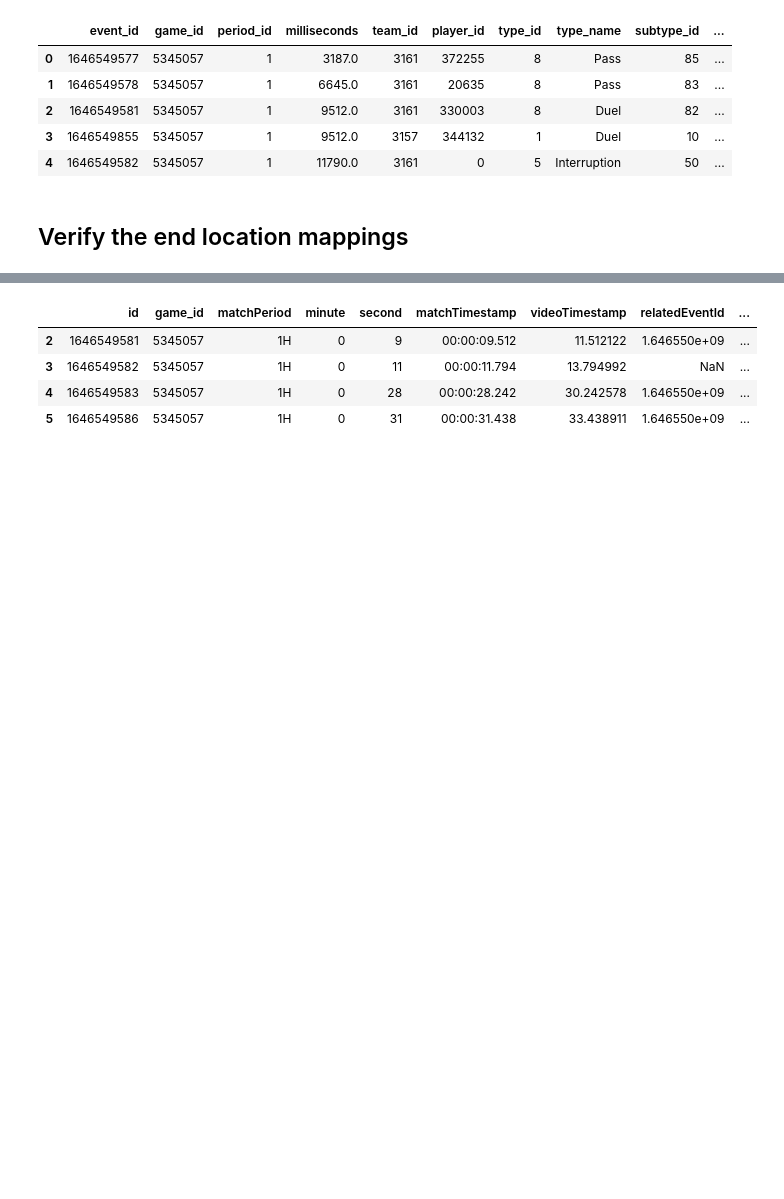
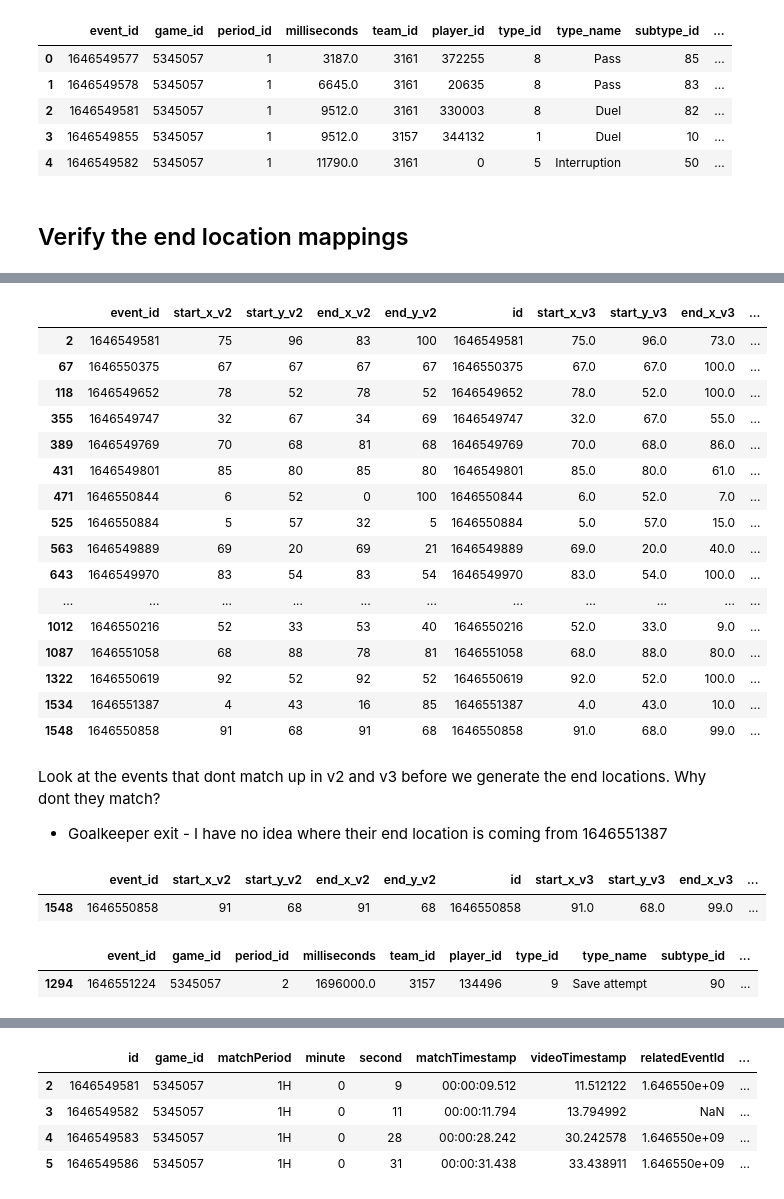
Before and after one commit to liammoore44/wyscout-spadl-conversion, a Jupyter notebook: test_notebooks/Wyscout-conversion.ipynb, the cells around one changed output, grey strips where cells are left out. Saved outputs shown, nothing was run; the diff lists cells and outputs as text; code cells hidden in the pictures; blank space fills up the shorter version.

```diff
--- a/test_notebooks/Wyscout-conversion.ipynb
+++ b/test_notebooks/Wyscout-conversion.ipynb
@@ -691,3 +687,5 @@ updated_positions = make_new_positions_v3(v3_df)
+# %%
+converted_positions_v2 = make_new_positions(events_tagged)
 # %%
 updated_positions.iloc[1552:1557][['id', 'team_id', 'start_x', 'end_x', 'start_y' ,'end_y', 'location_x', 'location_y', 'type_primary']]
 # %% [output]
@@ -700,6 +700,6 @@ updated_positions.iloc[1552:1557][['id', 'team_id', 'start_x', 'end_x', 'start_y
 # %%
-merged_df = pd.merge(converted_positions[['event_id', 'start_x', 'end_x']],
-                     updated_positions[['id', 'start_x', 'end_x']],
+merged_df = pd.merge(converted_positions_v2[['event_id', 'start_x', 'start_y', 'end_x', 'end_y']],
+                     updated_positions[['id', 'start_x', 'start_y', 'end_x', 'end_y', 'is_duel']],
                      right_on='id', left_on='event_id',
                      suffixes=('_v2', '_v3'))
 
@@ -707,3 +707,39 @@ compare_result = merged_df['end_x_v2'] == merged_df['end_x_v3']
 
 # Step 3: Filter the merged dataframe to get the rows with different values
 different_rows = merged_df[~compare_result]
+# %%
+different_rows.loc[((different_rows['end_x_v2'] - different_rows['end_x_v3']) > 5) | ((different_rows['end_y_v2'] - different_rows['end_y_v3']) > 5)]
+# %% [output]
+|  | event_id | start_x_v2 | start_y_v2 | end_x_v2 | end_y_v2 | id | start_x_v3 | start_y_v3 | end_x_v3 | ... |
+| 2 | 1646549581 | 75 | 96 | 83 | 100 | 1646549581 | 75.0 | 96.0 | 73.0 | ... |
+| 67 | 1646550375 | 67 | 67 | 67 | 67 | 1646550375 | 67.0 | 67.0 | 100.0 | ... |
+| 118 | 1646549652 | 78 | 52 | 78 | 52 | 1646549652 | 78.0 | 52.0 | 100.0 | ... |
+| 355 | 1646549747 | 32 | 67 | 34 | 69 | 1646549747 | 32.0 | 67.0 | 55.0 | ... |
+| 389 | 1646549769 | 70 | 68 | 81 | 68 | 1646549769 | 70.0 | 68.0 | 86.0 | ... |
+| 431 | 1646549801 | 85 | 80 | 85 | 80 | 1646549801 | 85.0 | 80.0 | 61.0 | ... |
+| 471 | 1646550844 | 6 | 52 | 0 | 100 | 1646550844 | 6.0 | 52.0 | 7.0 | ... |
+| 525 | 1646550884 | 5 | 57 | 32 | 5 | 1646550884 | 5.0 | 57.0 | 15.0 | ... |
+| 563 | 1646549889 | 69 | 20 | 69 | 21 | 1646549889 | 69.0 | 20.0 | 40.0 | ... |
+| 643 | 1646549970 | 83 | 54 | 83 | 54 | 1646549970 | 83.0 | 54.0 | 100.0 | ... |
+| ... | ... | ... | ... | ... | ... | ... | ... | ... | ... | ... |
+| 1012 | 1646550216 | 52 | 33 | 53 | 40 | 1646550216 | 52.0 | 33.0 | 9.0 | ... |
+| 1087 | 1646551058 | 68 | 88 | 78 | 81 | 1646551058 | 68.0 | 88.0 | 80.0 | ... |
+| 1322 | 1646550619 | 92 | 52 | 92 | 52 | 1646550619 | 92.0 | 52.0 | 100.0 | ... |
+| 1534 | 1646551387 | 4 | 43 | 16 | 85 | 1646551387 | 4.0 | 43.0 | 10.0 | ... |
+| 1548 | 1646550858 | 91 | 68 | 91 | 68 | 1646550858 | 91.0 | 68.0 | 99.0 | ... |
+# %% [markdown]
+Look at the events that dont match up in v2 and v3 before we generate the end locations. Why dont they match?
+- Goalkeeper exit - I have no idea where their end location is coming from 1646551387
+# %%
+different_rows.loc[different_rows['id']==1646551387]
+# %% [output]
+|  | event_id | start_x_v2 | start_y_v2 | end_x_v2 | end_y_v2 | id | start_x_v3 | start_y_v3 | end_x_v3 | ... |
+| 1548 | 1646550858 | 91 | 68 | 91 | 68 | 1646550858 | 91.0 | 68.0 | 99.0 | ... |
+# %%
+events_tagged.loc[events_tagged['event_id'] == 1646551224]
+# new_pos_v2 = make_new_positions(events_tagged.loc[events_tagged['event_id'] == 1646550861])
+# new_pos_v2
+# events_tagged.iloc[1533:1537]
+# %% [output]
+|  | event_id | game_id | period_id | milliseconds | team_id | player_id | type_id | type_name | subtype_id | ... |
+| 1294 | 1646551224 | 5345057 | 2 | 1696000.0 | 3157 | 134496 | 9 | Save attempt | 90 | ... |
```
Also changed, not shown: parts of 41 cells of this notebook, 8 other files.
